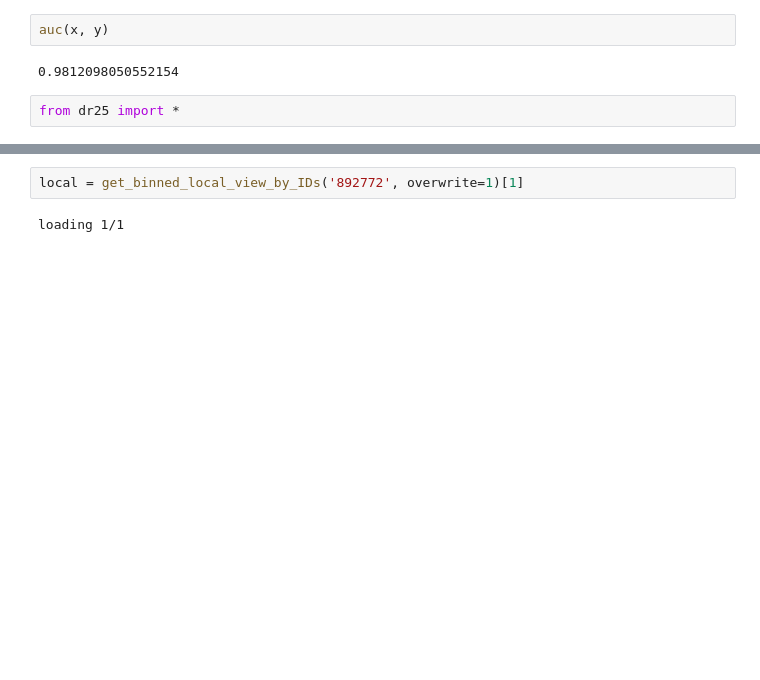
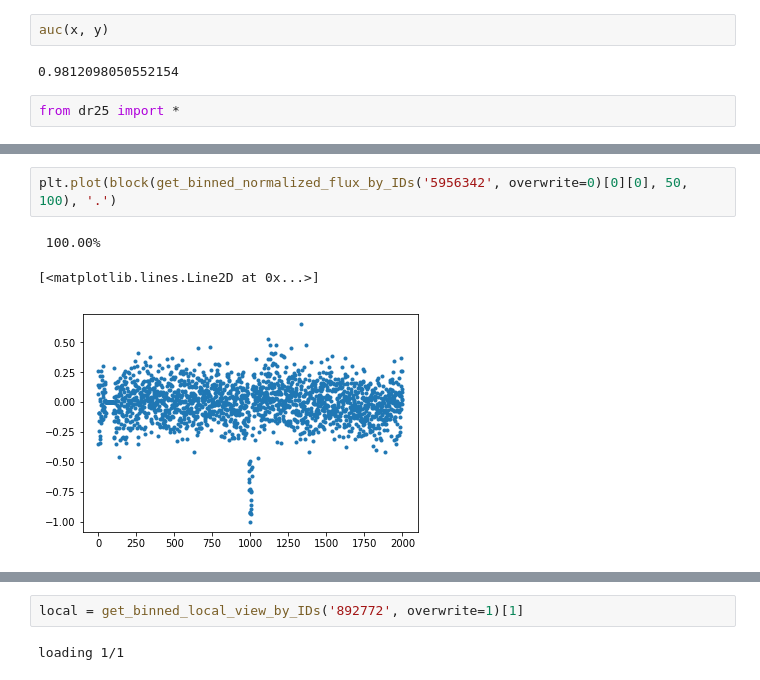
Before and after one commit to grewwc/exoplanet, a Jupyter notebook: train.ipynb, the cells around one changed output, grey strips where cells are left out. Cells and saved outputs as stored; diff of their text form; blank space fills up the shorter version.

```diff
--- a/train.ipynb
+++ b/train.ipynb
@@ -320,0 +322,6 @@ True
+# %%
+plt.plot(block(get_binned_normalized_flux_by_IDs('5956342', overwrite=0)[0][0], 50, 100), '.')
+# %% [output]
+ 100.00%
+[<matplotlib.lines.Line2D at 0x...>]
+[figure, added]
```
Also changed, not shown: parts of 9 cells of this notebook, 5 other files.
